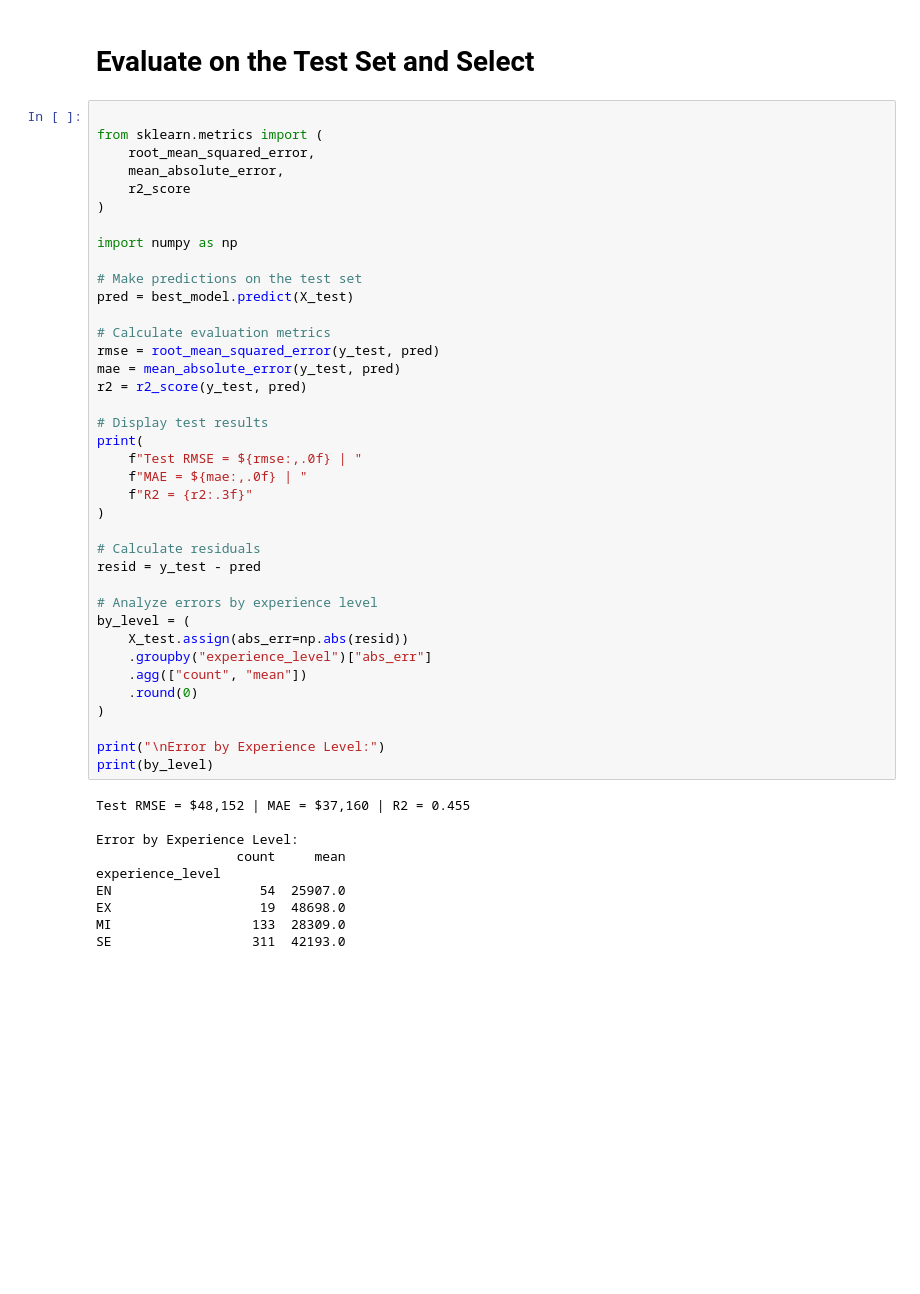
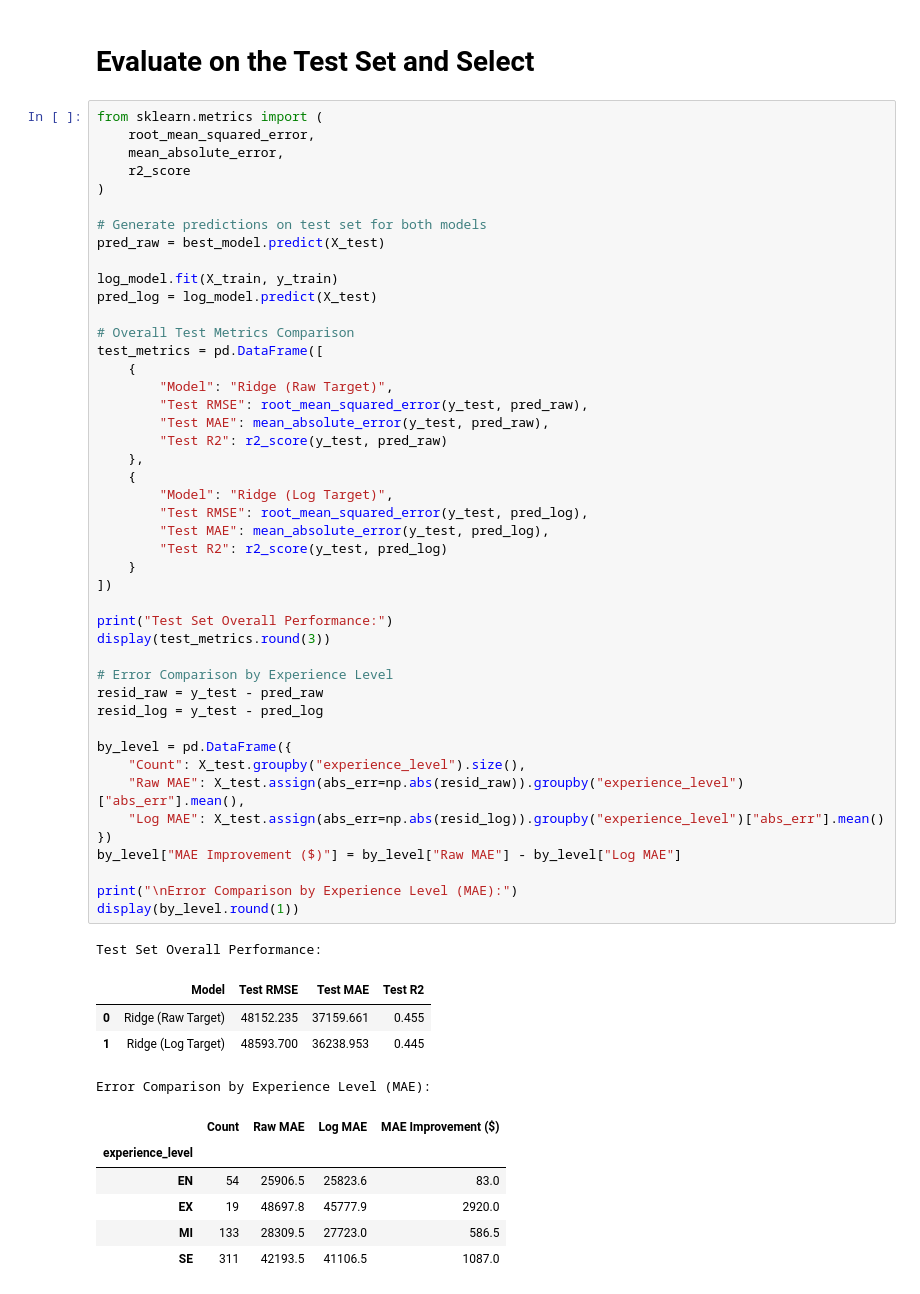
Before and after one commit to aelaraby6/Salary-Predictor, a Jupyter notebook: notebooks/modeling.ipynb, the cells around one changed output. Drawn from its saved outputs; the diff is of its cells as text; blank space fills up the shorter version.

```diff
--- a/notebooks/modeling.ipynb
+++ b/notebooks/modeling.ipynb
@@ -419,50 +438,59 @@ Log-target RMSE: 52546.196156972735 R2: 0.3921563144193094
 # %% [markdown]
 # Evaluate on the Test Set and Select
 # %%
-
 from sklearn.metrics import (
     root_mean_squared_error,
     mean_absolute_error,
     r2_score
 )
 
-import numpy as np
+# Generate predictions on test set for both models
+pred_raw = best_model.predict(X_test)
 
-# Make predictions on the test set
-pred = best_model.predict(X_test)
+log_model.fit(X_train, y_train)
+pred_log = log_model.predict(X_test)
 
-# Calculate evaluation metrics
-rmse = root_mean_squared_error(y_test, pred)
-mae = mean_absolute_error(y_test, pred)
-r2 = r2_score(y_test, pred)
+# Overall Test Metrics Comparison
+test_metrics = pd.DataFrame([
+    {
+        "Model": "Ridge (Raw Target)",
+        "Test RMSE": root_mean_squared_error(y_test, pred_raw),
+        "Test MAE": mean_absolute_error(y_test, pred_raw),
+        "Test R2": r2_score(y_test, pred_raw)
+    },
+    {
+        "Model": "Ridge (Log Target)",
+        "Test RMSE": root_mean_squared_error(y_test, pred_log),
+        "Test MAE": mean_absolute_error(y_test, pred_log),
+        "Test R2": r2_score(y_test, pred_log)
+    }
+])
 
-# Display test results
-print(
-    f"Test RMSE = ${rmse:,.0f} | "
-    f"MAE = ${mae:,.0f} | "
-    f"R2 = {r2:.3f}"
-)
+print("Test Set Overall Performance:")
+display(test_metrics.round(3))
 
-# Calculate residuals
-resid = y_test - pred
+# Error Comparison by Experience Level
+resid_raw = y_test - pred_raw
+resid_log = y_test - pred_log
 
-# Analyze errors by experience level
-by_level = (
-    X_test.assign(abs_err=np.abs(resid))
-    .groupby("experience_level")["abs_err"]
-    .agg(["count", "mean"])
-    .round(0)
-)
+by_level = pd.DataFrame({
+    "Count": X_test.groupby("experience_level").size(),
+    "Raw MAE": X_test.assign(abs_err=np.abs(resid_raw)).groupby("experience_level")["abs_err"].mean(),
+    "Log MAE": X_test.assign(abs_err=np.abs(resid_log)).groupby("experience_level")["abs_err"].mean()
+})
+by_level["MAE Improvement ($)"] = by_level["Raw MAE"] - by_level["Log MAE"]
 
-print("\nError by Experience Level:")
-print(by_level)
+print("\nError Comparison by Experience Level (MAE):")
+display(by_level.round(1))
 # %% [output]
-Test RMSE = $48,152 | MAE = $37,160 | R2 = 0.455
-
-Error by Experience Level:
-                  count     mean
-experience_level
-EN                   54  25907.0
-EX                   19  48698.0
-MI                  133  28309.0
-SE                  311  42193.0
+Test Set Overall Performance:
+|  | Model | Test RMSE | Test MAE | Test R2 |
+| 0 | Ridge (Raw Target) | 48152.235 | 37159.661 | 0.455 |
+| 1 | Ridge (Log Target) | 48593.700 | 36238.953 | 0.445 |
+Error Comparison by Experience Level (MAE):
+|  | Count | Raw MAE | Log MAE | MAE Improvement ($) |
+| experience_level |  |  |  |  |
+| EN | 54 | 25906.5 | 25823.6 | 83.0 |
+| EX | 19 | 48697.8 | 45777.9 | 2920.0 |
+| MI | 133 | 28309.5 | 27723.0 | 586.5 |
+| SE | 311 | 42193.5 | 41106.5 | 1087.0 |
```
Also changed, not shown: parts of 8 cells of this notebook, 2 other files.
